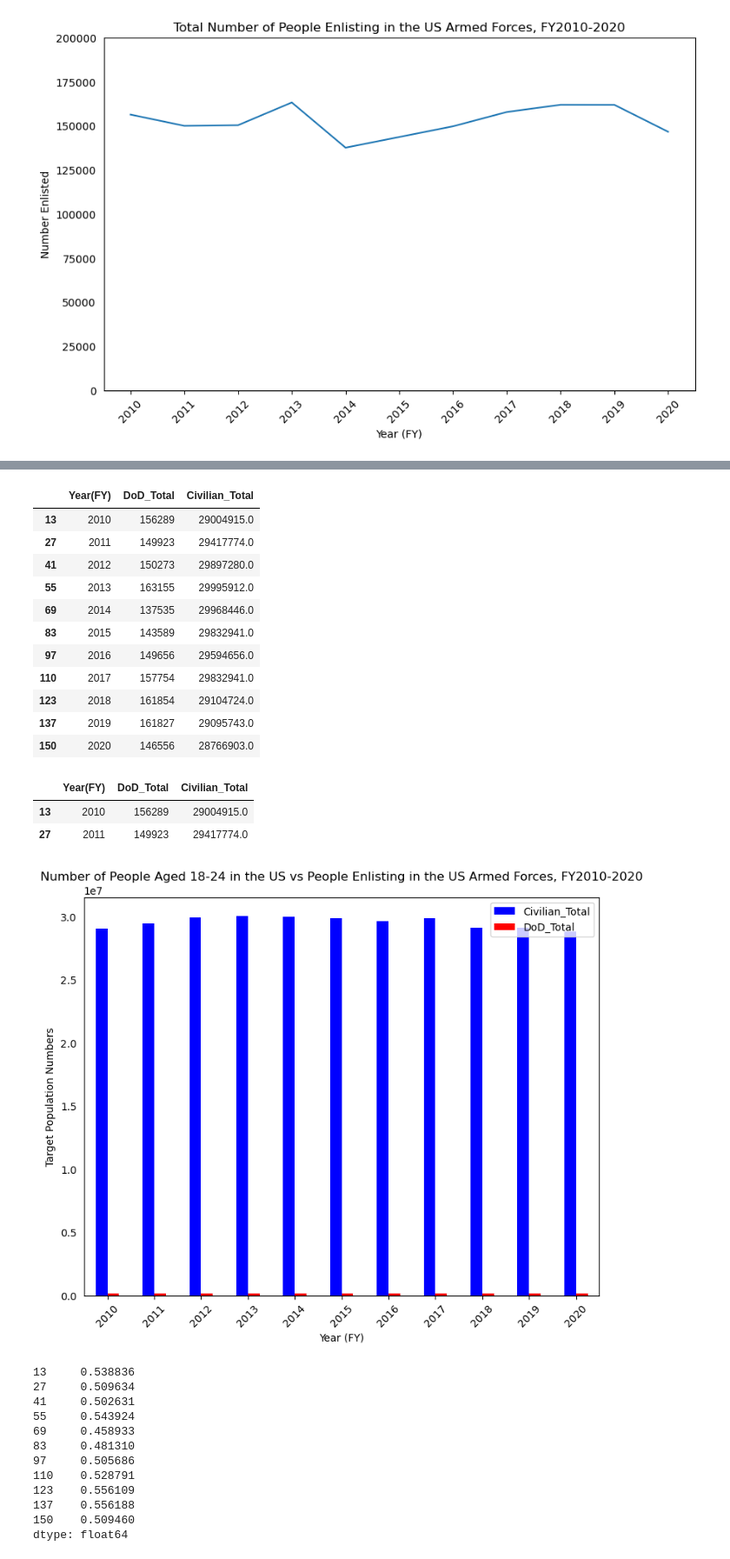
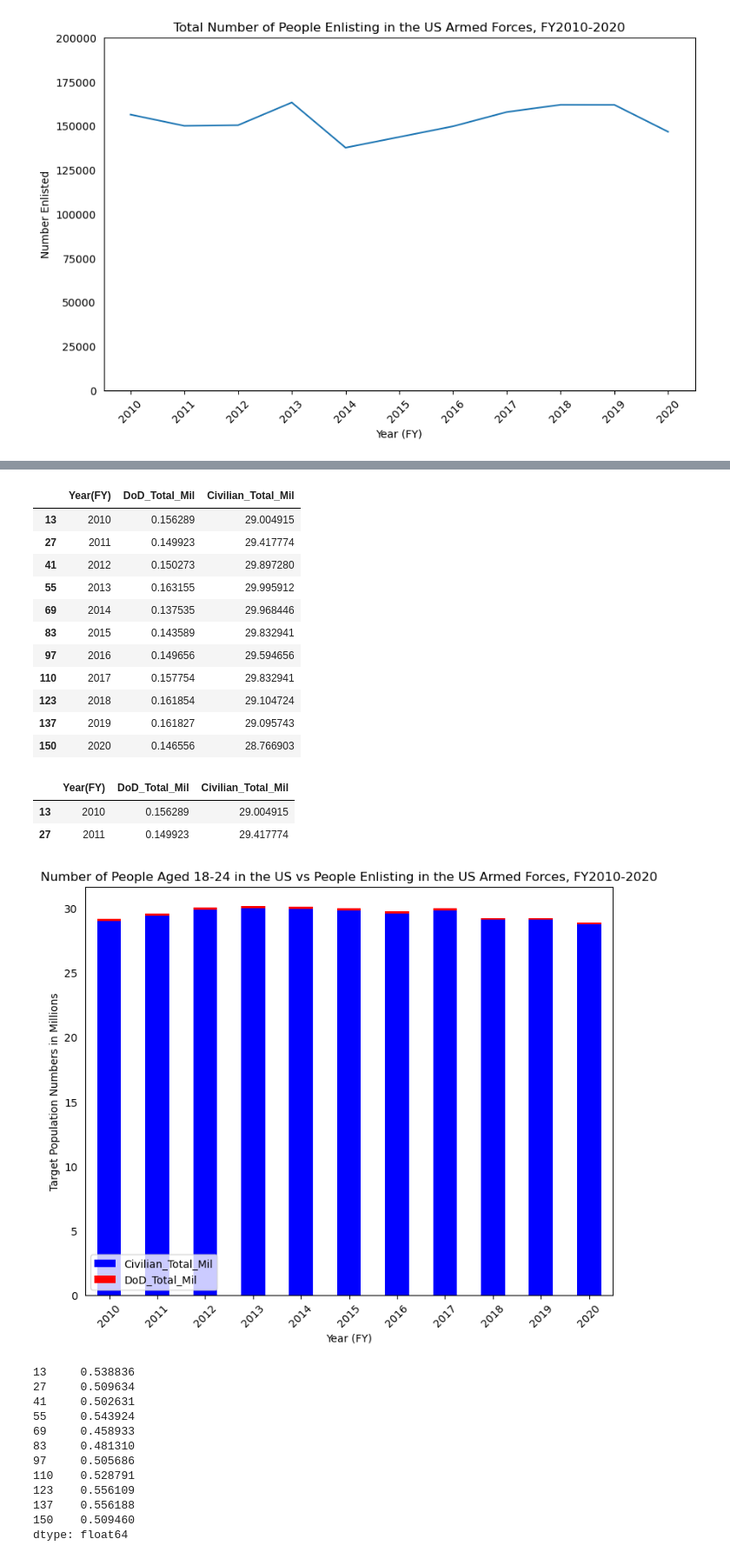
Before and after one commit to lightc4/lightch_capstone1, a Jupyter notebook: notebook/Accessions2010_20_gdppc.ipynb, the cells around one changed output, grey strips where cells are left out. Shown at 87% size. Cells and saved outputs as stored; diff of their text form; code cells hidden in the pictures.

```diff
--- a/notebook/Accessions2010_20_gdppc.ipynb
+++ b/notebook/Accessions2010_20_gdppc.ipynb
@@ -176,45 +173,46 @@ df2_total.head(2)
 | 13 | UNITED STATES TOTAL | 2010 | 130274 | 100.0 | 26015 | 100.0 | 156289 | ... |
 | 27 | UNITED STATES TOTAL | 2011 | 124824 | 100.0 | 25099 | 100.0 | 149923 | ... |
 # %%
-df2_total[['Year(FY)', 'DoD_Total', 'Civilian_Total']]
+df2_total[['Year(FY)', 'DoD_Total_Mil', 'Civilian_Total_Mil']]
 # %% [output]
-|  | Year(FY) | DoD_Total | Civilian_Total |
-| 13 | 2010 | 156289 | 29004915.0 |
-| 27 | 2011 | 149923 | 29417774.0 |
-| 41 | 2012 | 150273 | 29897280.0 |
-| 55 | 2013 | 163155 | 29995912.0 |
-| 69 | 2014 | 137535 | 29968446.0 |
-| 83 | 2015 | 143589 | 29832941.0 |
-| 97 | 2016 | 149656 | 29594656.0 |
-| 110 | 2017 | 157754 | 29832941.0 |
-| 123 | 2018 | 161854 | 29104724.0 |
-| 137 | 2019 | 161827 | 29095743.0 |
-| 150 | 2020 | 146556 | 28766903.0 |
+|  | Year(FY) | DoD_Total_Mil | Civilian_Total_Mil |
+| 13 | 2010 | 0.156289 | 29.004915 |
+| 27 | 2011 | 0.149923 | 29.417774 |
+| 41 | 2012 | 0.150273 | 29.897280 |
+| 55 | 2013 | 0.163155 | 29.995912 |
+| 69 | 2014 | 0.137535 | 29.968446 |
+| 83 | 2015 | 0.143589 | 29.832941 |
+| 97 | 2016 | 0.149656 | 29.594656 |
+| 110 | 2017 | 0.157754 | 29.832941 |
+| 123 | 2018 | 0.161854 | 29.104724 |
+| 137 | 2019 | 0.161827 | 29.095743 |
+| 150 | 2020 | 0.146556 | 28.766903 |
 # %%
 #Since 2010 to 2020, there have been approximately 29M people aged 18-24,
 #and of that number anywhere from about 137,000 to 163,000 have volunteered to enlist in the Armed Forces.
 # %%
-df2_total_3 = df2_total[['Year(FY)', 'DoD_Total', 'Civilian_Total']]
+df2_total_3 = df2_total[['Year(FY)', 'DoD_Total_Mil', 'Civilian_Total_Mil']]
 # %%
 df2_total_3.head(2)
 # %% [output]
-|  | Year(FY) | DoD_Total | Civilian_Total |
-| 13 | 2010 | 156289 | 29004915.0 |
-| 27 | 2011 | 149923 | 29417774.0 |
+|  | Year(FY) | DoD_Total_Mil | Civilian_Total_Mil |
+| 13 | 2010 | 0.156289 | 29.004915 |
+| 27 | 2011 | 0.149923 | 29.417774 |
 # %%
+#https://www.geeksforgeeks.org/how-to-plot-multiple-data-columns-in-a-dataframe/
 colors = ['blue', 'red']
-df2_total_3 = pd.DataFrame(df2_total_3, columns=['Year(FY)', 'Civilian_Total', 'DoD_Total',])
+df2_total_3 = pd.DataFrame(df2_total_3, columns=['Year(FY)', 'Civilian_Total_Mil', 'DoD_Total_Mil',])
 
-df2_total_3.plot(x='Year(FY)', y=['Civilian_Total', 'DoD_Total',], kind = 'bar', color = colors, figsize = (9,7))
+df2_total_3.plot(x='Year(FY)', y=['Civilian_Total_Mil', 'DoD_Total_Mil',], kind = 'bar', color = colors, figsize = (9,7), stacked=True)
 #plt.ylim(100000, 900000)
 plt.xticks(rotation = 45)
 plt.tick_params(left = False)
 plt.xlabel('Year (FY)')
-plt.ylabel('Target Population Numbers')
+plt.ylabel('Target Population Numbers in Millions')
 plt.title('Number of People Aged 18-24 in the US vs People Enlisting in the US Armed Forces, FY2010-2020')
 plt.show()
 # %% [output]
-[figure, old version]
+[figure, new version]
 # %%
 #https://stackoverflow.com/questions/40877135/plotting-two-columns-of-dataframe-in-seaborn
 # %%
```
Also changed, not shown: parts of 2 cells of this notebook, 1 other file.
